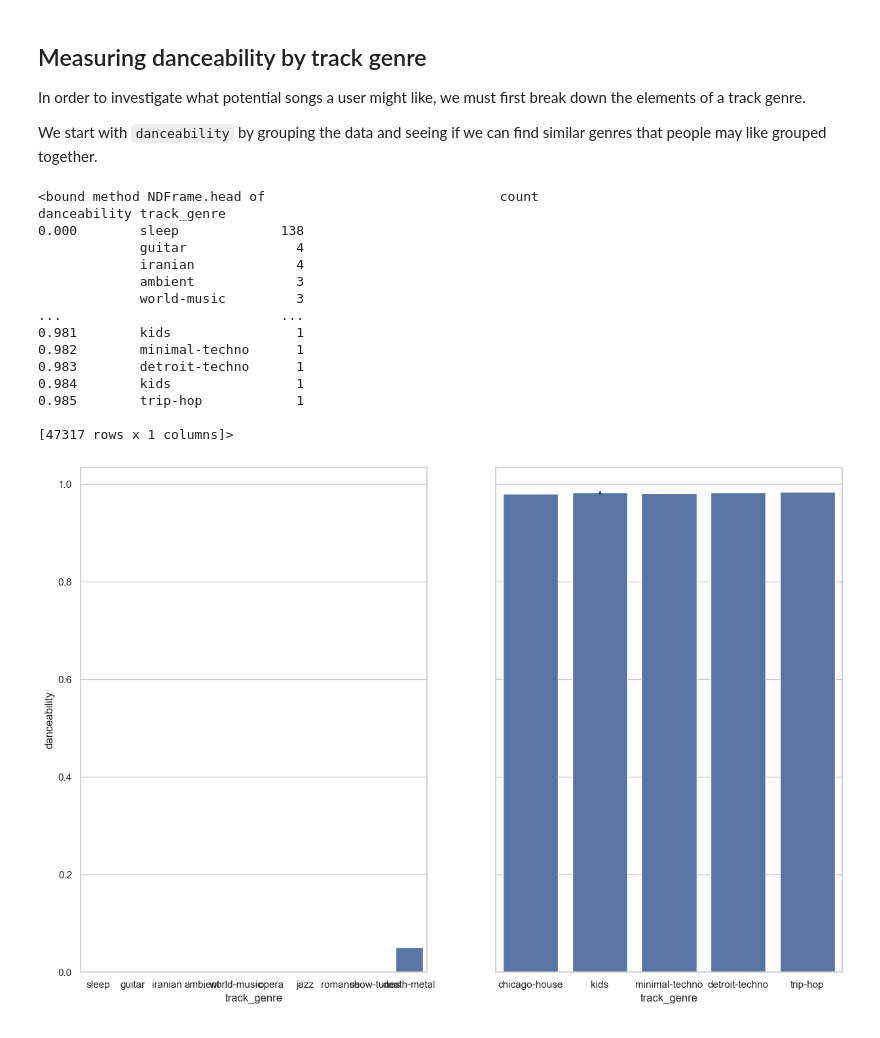
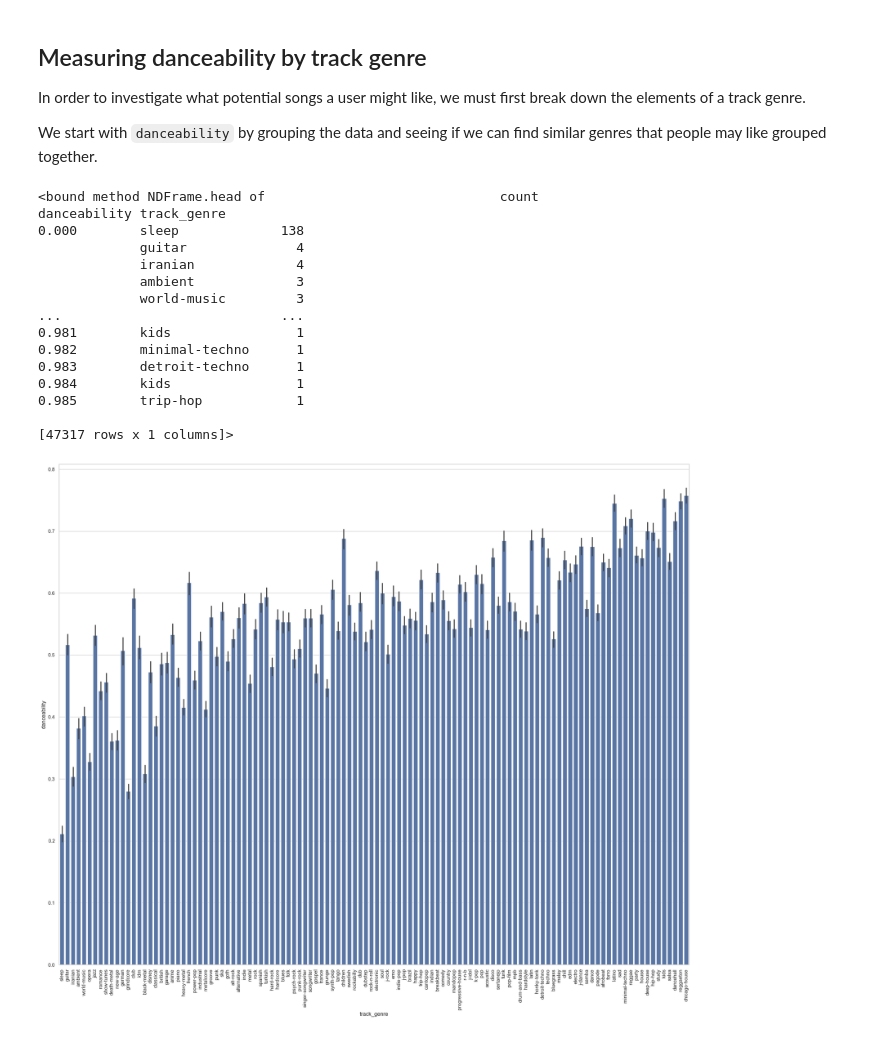
Before and after one commit to Khai189/SpotifyRecommender, a Jupyter notebook: TrainingData/DataVisualization.ipynb, the cells around one changed output. Cells and saved outputs as stored; diff of their text form; code cells hidden in the pictures.

```diff
--- a/TrainingData/DataVisualization.ipynb
+++ b/TrainingData/DataVisualization.ipynb
@@ -147,33 +147,31 @@ In order to investigate what potential songs a user might like, we must first br
 We start with `danceability` by grouping the data and seeing if we can find similar genres that people may like grouped together.
 # %%
 import random
+import textwrap
 
 df_sorted = df.sort_values(by=['danceability'])
 df_sorted_danceability = df_sorted.groupby("danceability")["track_genre"].value_counts()
 
 plottable_danceability = df_sorted_danceability.to_frame()
-fig, ax = plt.subplots(1, 2, figsize=(15, 10), sharey=True)
-
-rand_indx = random.randint(0, len(df_sorted_danceability)-5)
-sns.barplot(plottable_danceability[:10], x="track_genre", y="danceability", ax=ax[0])
-sns.barplot(plottable_danceability[-6:], x="track_genre", y="danceability", ax=ax[1])
-
+fig, ax = plt.subplots(figsize=(25, 20))
+sns.barplot(plottable_danceability, x="track_genre", y="danceability")
+ax.set_xticklabels(ax.get_xticklabels(), rotation=90)
 
 print(plottable_danceability.head)
 # %% [output]
 <bound method NDFrame.head of                              count
 danceability track_genre
 0.000        sleep             138
              guitar              4
              iranian             4
              ambient             3
              world-music         3
 ...                            ...
 0.981        kids                1
 0.982        minimal-techno      1
 0.983        detroit-techno      1
 0.984        kids                1
 0.985        trip-hop            1
 
 [47317 rows x 1 columns]>
-[figure, old version]
+[figure, new version]
```
Also changed, not shown: parts of 1 cell of this notebook.
